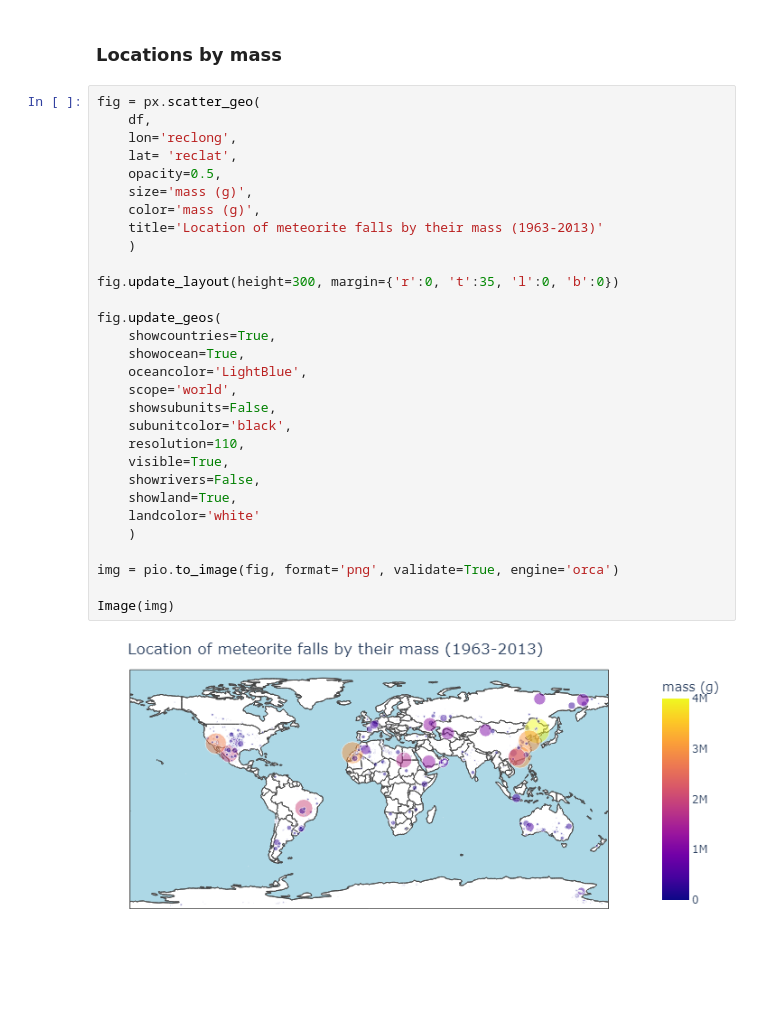
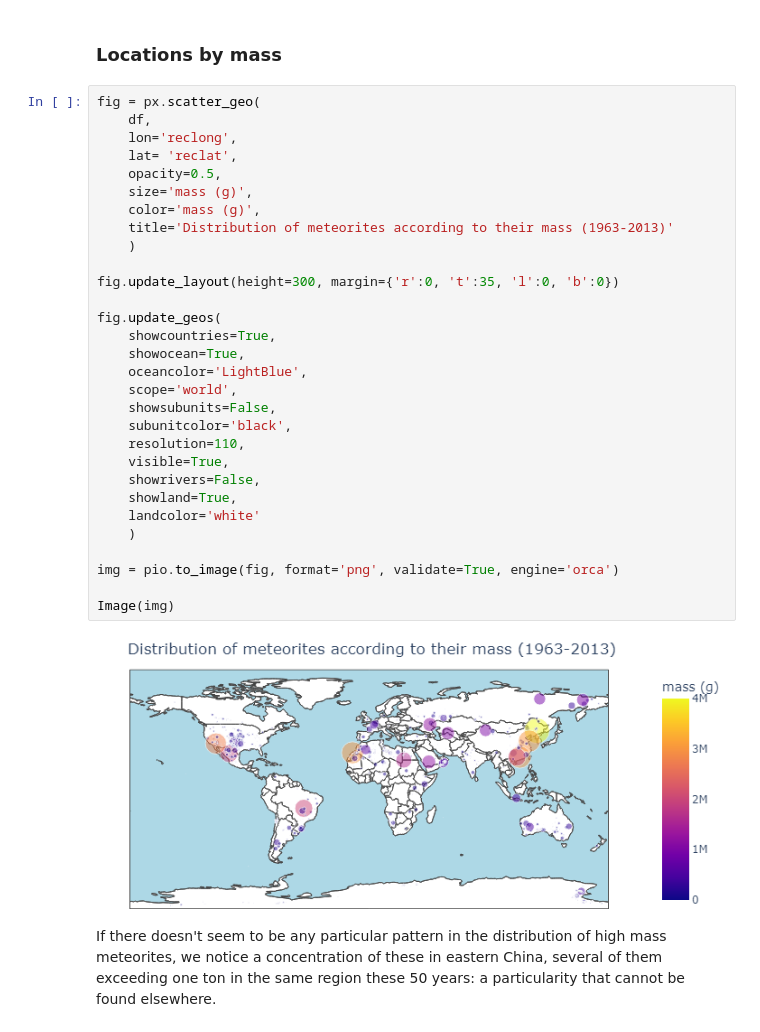
Before and after one commit to Kartmaan/Meteorite_landings, a Jupyter notebook: meteorite_landings.ipynb, the cells around one changed output. Drawn from its saved outputs; the diff is of its cells as text; blank space fills up the shorter version.

```diff
--- a/meteorite_landings.ipynb
+++ b/meteorite_landings.ipynb
@@ -635,32 +635,34 @@ To corroborate this on a more detailed scale in the United States, we note that
 # %%
 fig = px.scatter_geo(
     df,
     lon='reclong',
     lat= 'reclat',
     opacity=0.5,
     size='mass (g)',
     color='mass (g)',
-    title='Location of meteorite falls by their mass (1963-2013)'
+    title='Distribution of meteorites according to their mass (1963-2013)'
     )
 
 fig.update_layout(height=300, margin={'r':0, 't':35, 'l':0, 'b':0})
 
 fig.update_geos(
     showcountries=True,
     showocean=True,
     oceancolor='LightBlue',
     scope='world',
     showsubunits=False,
     subunitcolor='black',
     resolution=110,
     visible=True,
     showrivers=False,
     showland=True,
     landcolor='white'
     )
 
 img = pio.to_image(fig, format='png', validate=True, engine='orca')
 
 Image(img)
 # %% [output]
-[figure, old version]
+[figure, new version]
+# %% [markdown]
+If there doesn't seem to be any particular pattern in the distribution of high mass meteorites, we notice a concentration of these in eastern China, several of them exceeding one ton in the same region these 50 years: a particularity that cannot be found elsewhere.
```
